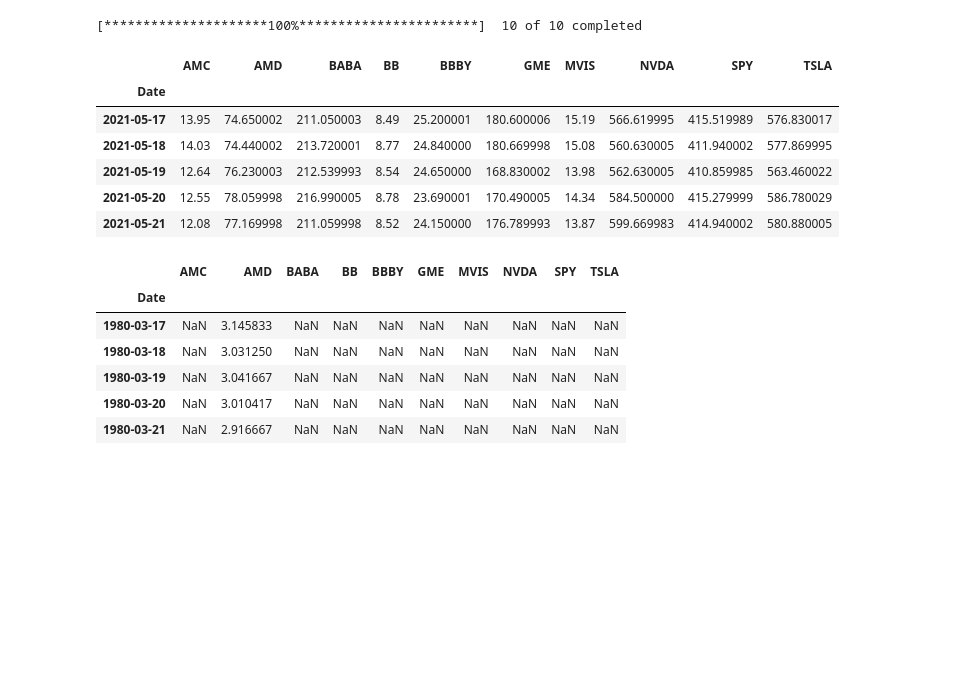
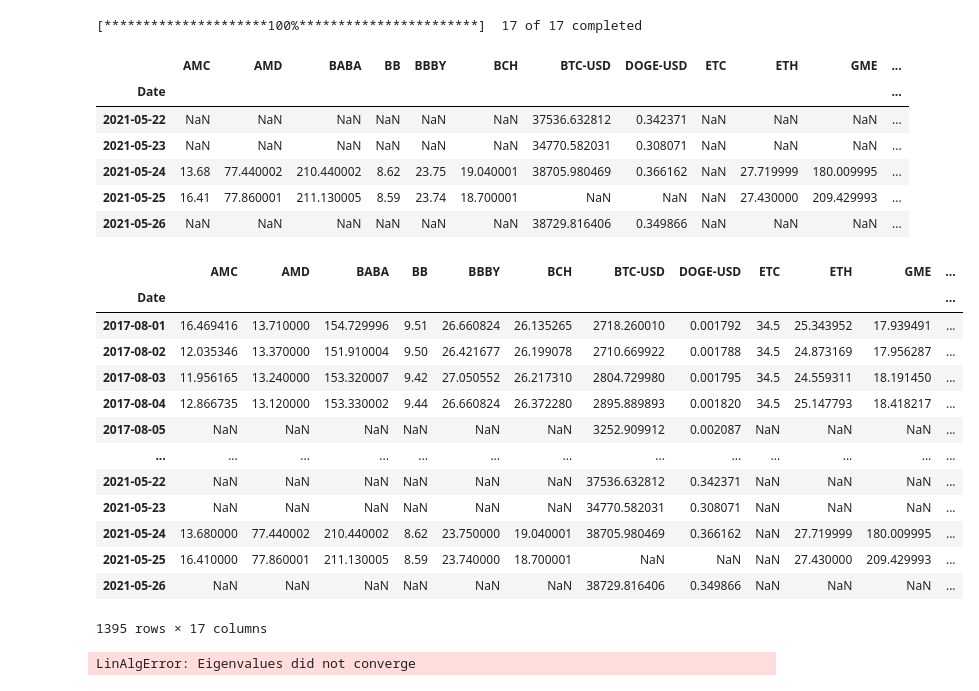
Before and after one commit to vweinblatt123/CF-Project3, a Jupyter notebook: Victor/pull_data.ipynb, the cells around one changed output. Drawn from its saved outputs; the diff is of its cells as text; code cells hidden in the pictures; blank space fills up the shorter version.

```diff
--- a/Victor/pull_data.ipynb
+++ b/Victor/pull_data.ipynb
@@ -6,28 +41,56 @@ import yfinance as yf
 # %%
-tickers = ["SPY", "GME", "AMC", "TSLA", "BB", "NVDA", "BBBY", "MVIS", "BABA", "AMD"]
+tickers = ["SPY", "GME", "AMC", "TSLA", "BB", "NVDA", "BBBY", "MVIS", "BABA", "AMD","BTC-USD","BCH","ETH","ETC","LTC","XRP","DOGE-USD"]
 ohlc = yf.download(tickers, period="max")
 prices = ohlc["Adj Close"]
 prices.tail()
 # %% [output]
-[*********************100%***********************]  10 of 10 completed
+[*********************100%***********************]  17 of 17 completed
-|  | AMC | AMD | BABA | BB | BBBY | GME | MVIS | NVDA | SPY | TSLA |
-| Date |  |  |  |  |  |  |  |  |  |  |
-| 2021-05-17 | 13.95 | 74.650002 | 211.050003 | 8.49 | 25.200001 | 180.600006 | 15.19 | 566.619995 | 415.519989 | 576.830017 |
-| 2021-05-18 | 14.03 | 74.440002 | 213.720001 | 8.77 | 24.840000 | 180.669998 | 15.08 | 560.630005 | 411.940002 | 577.869995 |
-| 2021-05-19 | 12.64 | 76.230003 | 212.539993 | 8.54 | 24.650000 | 168.830002 | 13.98 | 562.630005 | 410.859985 | 563.460022 |
-| 2021-05-20 | 12.55 | 78.059998 | 216.990005 | 8.78 | 23.690001 | 170.490005 | 14.34 | 584.500000 | 415.279999 | 586.780029 |
-| 2021-05-21 | 12.08 | 77.169998 | 211.059998 | 8.52 | 24.150000 | 176.789993 | 13.87 | 599.669983 | 414.940002 | 580.880005 |
+|  | AMC | AMD | BABA | BB | BBBY | BCH | BTC-USD | DOGE-USD | ETC | ETH | GME | ... |
+| Date |  |  |  |  |  |  |  |  |  |  |  | ... |
+| 2021-05-22 | NaN | NaN | NaN | NaN | NaN | NaN | 37536.632812 | 0.342371 | NaN | NaN | NaN | ... |
+| 2021-05-23 | NaN | NaN | NaN | NaN | NaN | NaN | 34770.582031 | 0.308071 | NaN | NaN | NaN | ... |
+| 2021-05-24 | 13.68 | 77.440002 | 210.440002 | 8.62 | 23.75 | 19.040001 | 38705.980469 | 0.366162 | NaN | 27.719999 | 180.009995 | ... |
+| 2021-05-25 | 16.41 | 77.860001 | 211.130005 | 8.59 | 23.74 | 18.700001 | NaN | NaN | NaN | 27.430000 | 209.429993 | ... |
+| 2021-05-26 | NaN | NaN | NaN | NaN | NaN | NaN | 38729.816406 | 0.349866 | NaN | NaN | NaN | ... |
 # %%
-prices.head()
+prices
 # %% [output]
-|  | AMC | AMD | BABA | BB | BBBY | GME | MVIS | NVDA | SPY | TSLA |
-| Date |  |  |  |  |  |  |  |  |  |  |
-| 1980-03-17 | NaN | 3.145833 | NaN | NaN | NaN | NaN | NaN | NaN | NaN | NaN |
-| 1980-03-18 | NaN | 3.031250 | NaN | NaN | NaN | NaN | NaN | NaN | NaN | NaN |
-| 1980-03-19 | NaN | 3.041667 | NaN | NaN | NaN | NaN | NaN | NaN | NaN | NaN |
-| 1980-03-20 | NaN | 3.010417 | NaN | NaN | NaN | NaN | NaN | NaN | NaN | NaN |
-| 1980-03-21 | NaN | 2.916667 | NaN | NaN | NaN | NaN | NaN | NaN | NaN | NaN |
+|  | AMC | AMD | BABA | BB | BBBY | BCH | BTC-USD | DOGE-USD | ETC | ETH | GME | ... |
+| Date |  |  |  |  |  |  |  |  |  |  |  | ... |
+| 2017-08-01 | 16.469416 | 13.710000 | 154.729996 | 9.51 | 26.660824 | 26.135265 | 2718.260010 | 0.001792 | 34.5 | 25.343952 | 17.939491 | ... |
+| 2017-08-02 | 12.035346 | 13.370000 | 151.910004 | 9.50 | 26.421677 | 26.199078 | 2710.669922 | 0.001788 | 34.5 | 24.873169 | 17.956287 | ... |
+| 2017-08-03 | 11.956165 | 13.240000 | 153.320007 | 9.42 | 27.050552 | 26.217310 | 2804.729980 | 0.001795 | 34.5 | 24.559311 | 18.191450 | ... |
+| 2017-08-04 | 12.866735 | 13.120000 | 153.330002 | 9.44 | 26.660824 | 26.372280 | 2895.889893 | 0.001820 | 34.5 | 25.147793 | 18.418217 | ... |
+| 2017-08-05 | NaN | NaN | NaN | NaN | NaN | NaN | 3252.909912 | 0.002087 | NaN | NaN | NaN | ... |
+| ... | ... | ... | ... | ... | ... | ... | ... | ... | ... | ... | ... | ... |
+| 2021-05-22 | NaN | NaN | NaN | NaN | NaN | NaN | 37536.632812 | 0.342371 | NaN | NaN | NaN | ... |
+| 2021-05-23 | NaN | NaN | NaN | NaN | NaN | NaN | 34770.582031 | 0.308071 | NaN | NaN | NaN | ... |
+| 2021-05-24 | 13.680000 | 77.440002 | 210.440002 | 8.62 | 23.750000 | 19.040001 | 38705.980469 | 0.366162 | NaN | 27.719999 | 180.009995 | ... |
+| 2021-05-25 | 16.410000 | 77.860001 | 211.130005 | 8.59 | 23.740000 | 18.700001 | NaN | NaN | NaN | 27.430000 | 209.429993 | ... |
+| 2021-05-26 | NaN | NaN | NaN | NaN | NaN | NaN | 38729.816406 | 0.349866 | NaN | NaN | NaN | ... |
+1395 rows × 17 columns
 # %%
 prices = prices[prices.index >= "2017-08-01"]
 # %%
 prices.to_csv("stock_prices.csv")
+# %%
+# Reading in the data; preparing expected returns and a risk model
+df = pd.read_csv("stock_prices.csv", parse_dates=False, index_col="Date")
+returns = df.pct_change().dropna()
+mu = expected_returns.mean_historical_return(df)
+S = risk_models.sample_cov(df)
+
+
+# Now try with a nonconvex objective from  Kolm et al (2014)
+def deviation_risk_parity(w, cov_matrix):
+    diff = w * np.dot(cov_matrix, w) - (w * np.dot(cov_matrix, w)).reshape(-1, 1)
+    return (diff ** 2).sum().sum()
+
+cleaned_weights = ef.clean_weights()
+print(cleaned_weights)
+
+ef = EfficientFrontier(mu, S)
+weights = ef.nonconvex_objective(deviation_risk_parity, ef.cov_matrix)
+ef.portfolio_performance(verbose=True)
+# %% [output]
+LinAlgError: Eigenvalues did not converge
```
Also changed, not shown: parts of 14 cells of this notebook, 2 other files.
